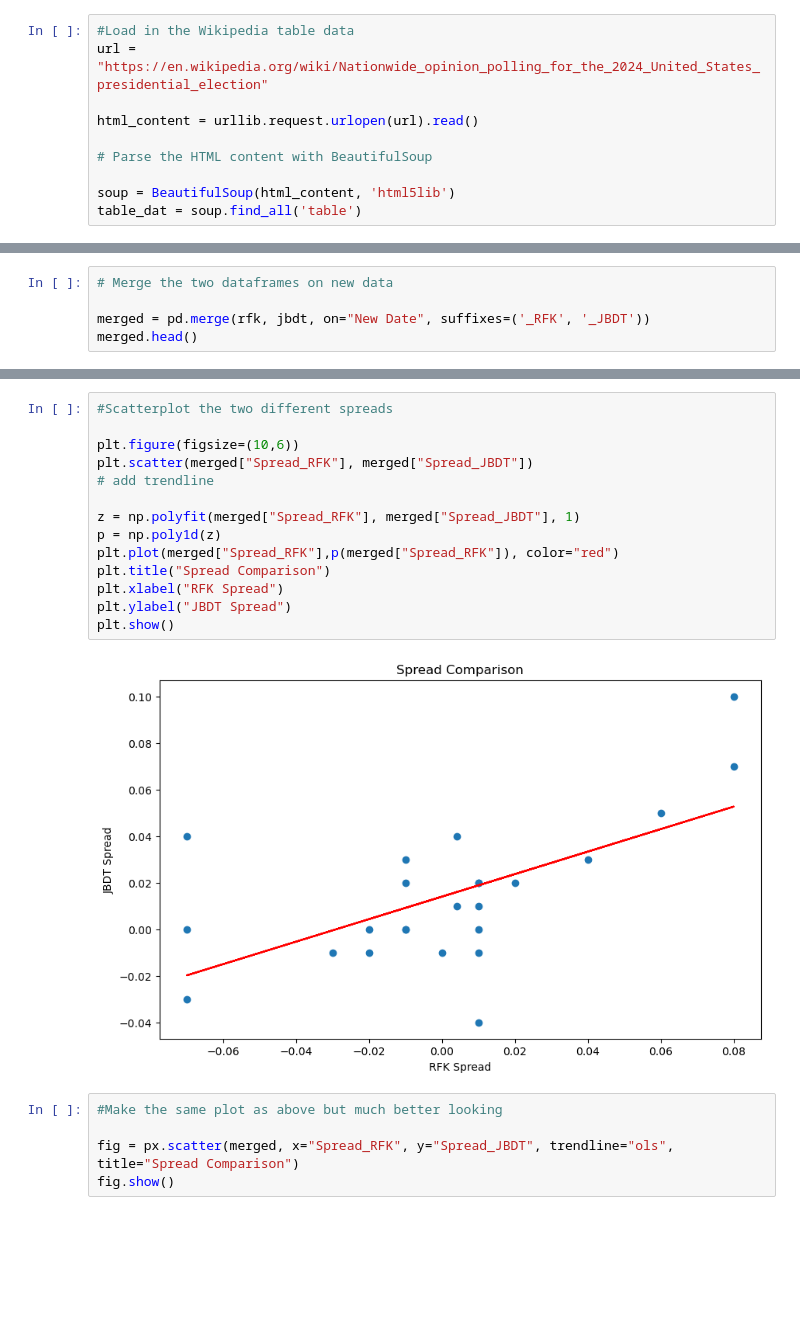
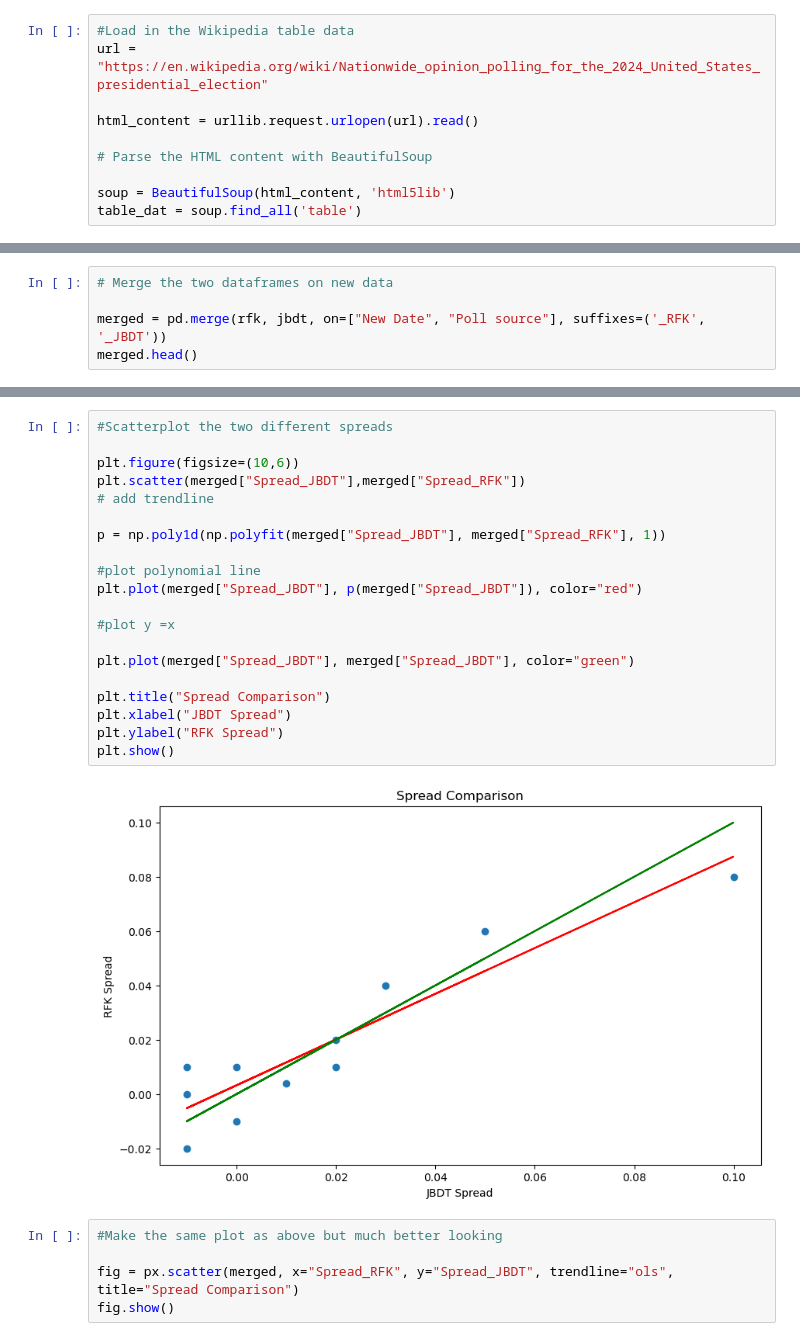
Before and after one commit to robertfeldstein/Election2024, a Jupyter notebook: rfkjr.ipynb, the cells around one changed output, grey strips where cells are left out. Cells and saved outputs as stored; diff of their text form; blank space fills up the shorter version.

```diff
--- a/rfkjr.ipynb
+++ b/rfkjr.ipynb
@@ -91,6 +91,6 @@ jbdt.head()
 # %%
 # Merge the two dataframes on new data
 
-merged = pd.merge(rfk, jbdt, on="New Date", suffixes=('_RFK', '_JBDT'))
+merged = pd.merge(rfk, jbdt, on=["New Date", "Poll source"], suffixes=('_RFK', '_JBDT'))
 merged.head()
 # %% [output]
@@ -103,19 +103,25 @@ merged.head()
 # %%
 #Scatterplot the two different spreads
 
 plt.figure(figsize=(10,6))
-plt.scatter(merged["Spread_RFK"], merged["Spread_JBDT"])
+plt.scatter(merged["Spread_JBDT"],merged["Spread_RFK"])
 # add trendline
 
-z = np.polyfit(merged["Spread_RFK"], merged["Spread_JBDT"], 1)
-p = np.poly1d(z)
-plt.plot(merged["Spread_RFK"],p(merged["Spread_RFK"]), color="red")
+p = np.poly1d(np.polyfit(merged["Spread_JBDT"], merged["Spread_RFK"], 1))
+
+#plot polynomial line
+plt.plot(merged["Spread_JBDT"], p(merged["Spread_JBDT"]), color="red")
+
+#plot y =x
+
+plt.plot(merged["Spread_JBDT"], merged["Spread_JBDT"], color="green")
+
 plt.title("Spread Comparison")
-plt.xlabel("RFK Spread")
-plt.ylabel("JBDT Spread")
+plt.xlabel("JBDT Spread")
+plt.ylabel("RFK Spread")
 plt.show()
 # %% [output]
-[figure, old version]
+[figure, new version]
 # %%
 #Make the same plot as above but much better looking
 
```
Also changed, not shown: parts of 5 cells of this notebook, 3 other files.
